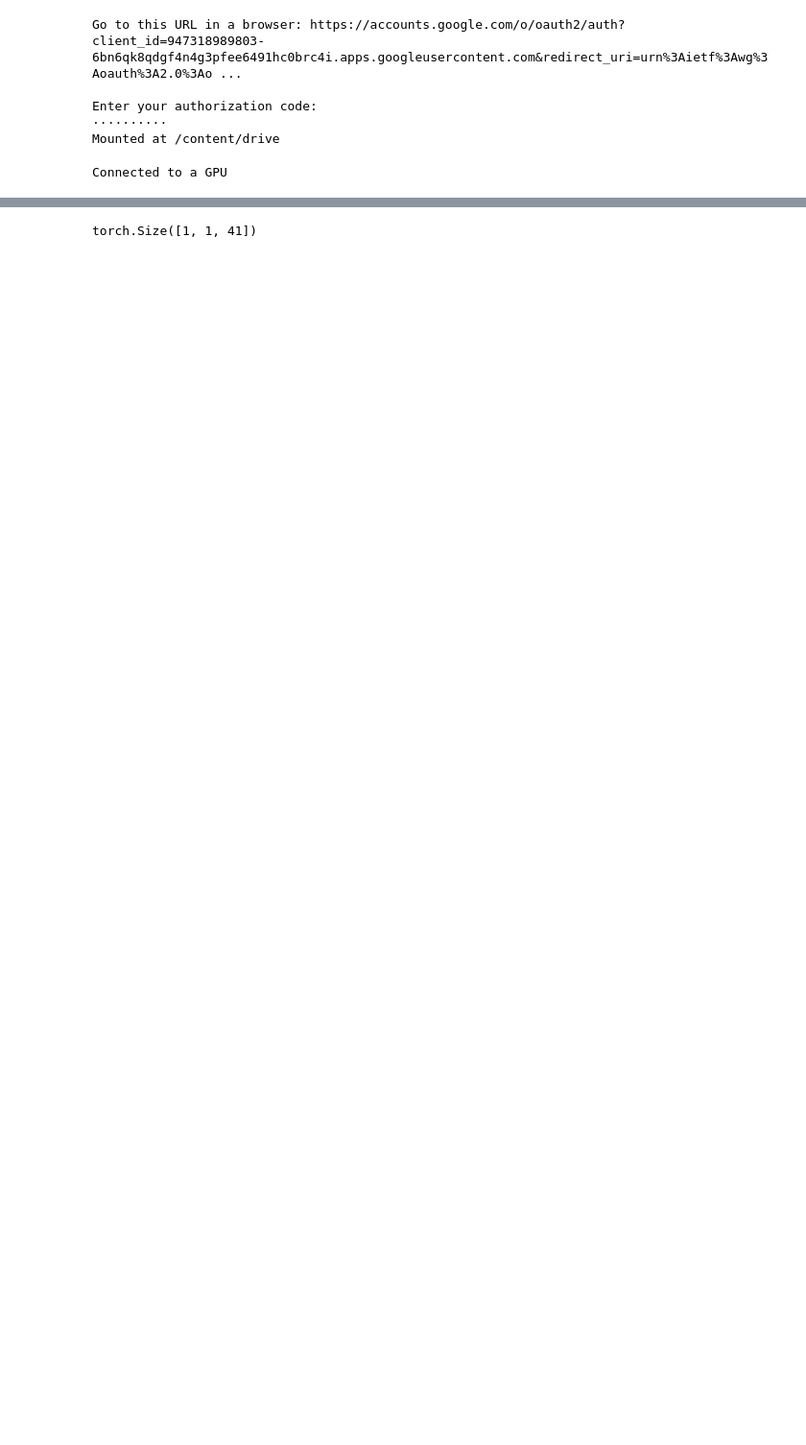
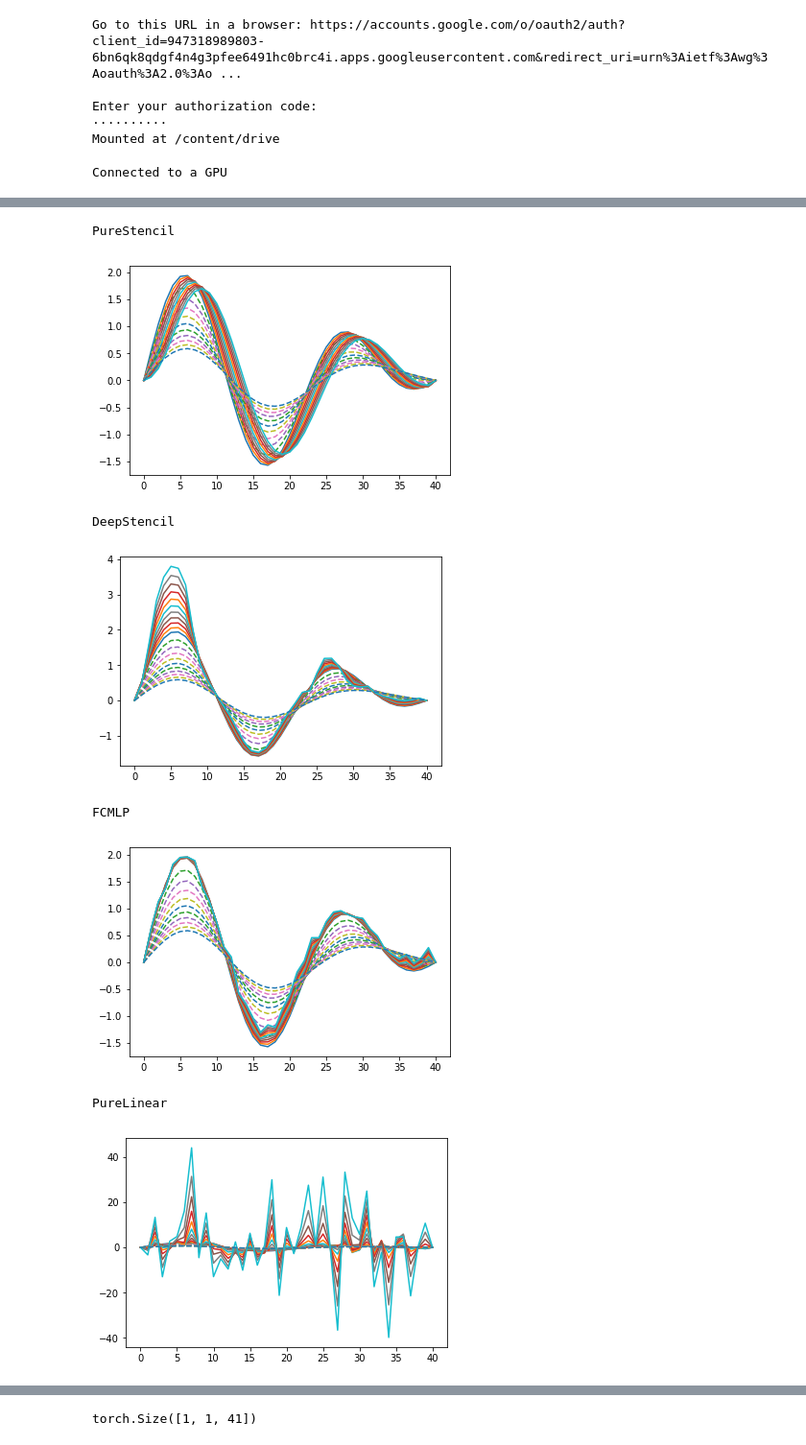
Before and after one commit to afqueiruga/nn_1d_pde, a Jupyter notebook: train_5.ipynb, the cells around one changed output, grey strips where cells are left out. Shown at 96% size. Drawn from its saved outputs; the diff is of its cells as text; code cells hidden in the pictures; blank space fills up the shorter version.

```diff
--- a/train_5.ipynb
+++ b/train_5.ipynb
@@ -70,5 +30,7 @@ import importlib
 import util
 importlib.reload(util)
 from util import *
-# %%
-stash = {}
+# %%
+#stash = {}
+with open(root+"/gandb","rb") as f:
+    stash = torch.load(stash,f)
@@ -75,9 +77,11 @@ stash = {}
+# %%
+models = {"PureLinear":PureLinear,}
 # %%
 for dataname in ["heat"]:
     data = np.load(root+f"data/{dataname}.npz")
     dataset = torch.tensor(data['U'],dtype=torch.float32,device=device)
     Ntraj,Nt,Nx = dataset.shape
-    for name, cls in [("PureStencil",PureStencil)]: #models.items():
+    for name, cls in models.items():
         try:
             model =  stash[name]['model']
             disc =   stash[name]['disc']
@@ -93,4 +97,6 @@ for dataname in ["heat"]:
         stash[name] = {'model':model,
                        'disc':disc,
                        'loss':results}
+    with open(root+f"/gan_data_{dataname}.pkl","wb") as f:
+        torch.save(stash,f)
 # %% [output]
@@ -106,9 +132,18 @@ plt.show()
 # %%
 err = {}
 for N,S in stash.items():
     print(N)
-    err[N] = do_a_path(S['model'],dataset,1,-1)
+    err[N] = do_a_path(S['model'],dataset,4,10)
 for N,e in err.items():
     plt.plot(e,label=N)
 plt.legend()
 plt.show()
+# %% [output]
+PureStencil
+[figure, added]
+DeepStencil
+[figure, added]
+FCMLP
+[figure, added]
+PureLinear
+[figure, added]
```
Also changed, not shown: parts of 10 cells of this notebook, 2 other files.
